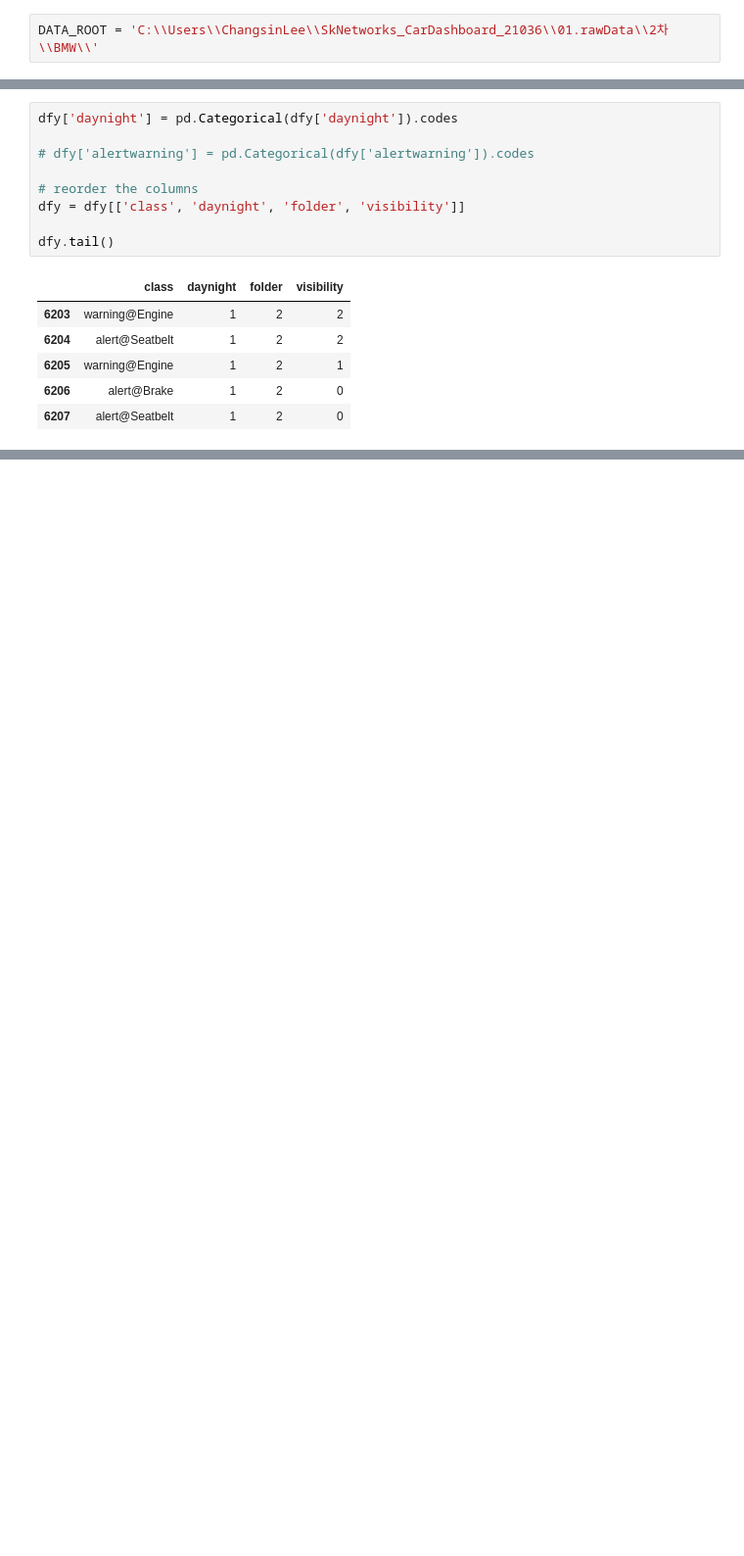
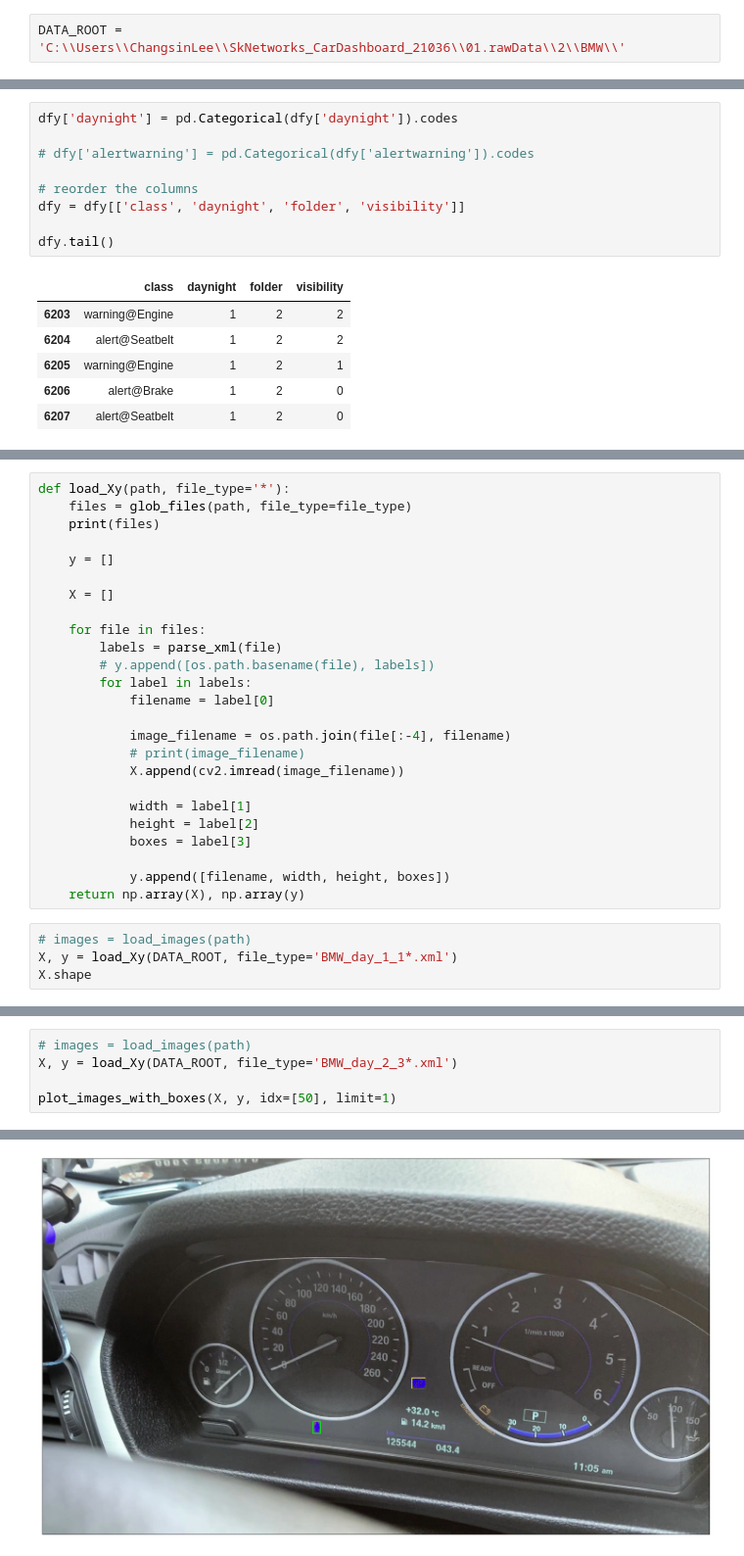
Before and after one commit to changsin/ClassifyImages, a Jupyter notebook: notebooks/dashboard_test.ipynb, the cells around one changed output, grey strips where cells are left out. Shown at 98% size. Cells and saved outputs as stored; diff of their text form; blank space fills up the shorter version.

Commit message:
Added plotting methods

```diff
--- a/notebooks/dashboard_test.ipynb
+++ b/notebooks/dashboard_test.ipynb
@@ -42,7 +42,7 @@ def glob_folders(folder, file_type='*'):
 
     return paths
 # %%
-DATA_ROOT = 'C:\\Users\\ChangsinLee\\SkNetworks_CarDashboard_21036\\01.rawData\\2차\\BMW\\'
+DATA_ROOT = 'C:\\Users\\ChangsinLee\\SkNetworks_CarDashboard_21036\\01.rawData\\2\\BMW\\'
 # %%
 from lxml import etree
 
@@ -451,0 +271,29 @@ axis3 = plot_stats_by_type(np.array([result1, result2, result3]), 'std', ['model
+# %%
+def load_Xy(path, file_type='*'):
+    files = glob_files(path, file_type=file_type)
+    print(files)
+
+    y = []
+
+    X = []
+
+    for file in files:
+        labels = parse_xml(file)
+        # y.append([os.path.basename(file), labels])
+        for label in labels:
+            filename = label[0]
+
+            image_filename = os.path.join(file[:-4], filename)
+            # print(image_filename)
+            X.append(cv2.imread(image_filename))
+
+            width = label[1]
+            height = label[2]
+            boxes = label[3]
+
+            y.append([filename, width, height, boxes])
+    return np.array(X), np.array(y)
+# %%
+# images = load_images(path)
+X, y = load_Xy(DATA_ROOT, file_type='BMW_day_1_1*.xml')
+X.shape
@@ -451,0 +349,6 @@ axis3 = plot_stats_by_type(np.array([result1, result2, result3]), 'std', ['model
+# %%
+# images = load_images(path)
+X, y = load_Xy(DATA_ROOT, file_type='BMW_day_2_3*.xml')
+
+plot_images_with_boxes(X, y, idx=[50], limit=1)
+# %% [output]
@@ -451,0 +357 @@ axis3 = plot_stats_by_type(np.array([result1, result2, result3]), 'std', ['model
+[figure, added]
```
Also changed, not shown: parts of 21 cells of this notebook.
